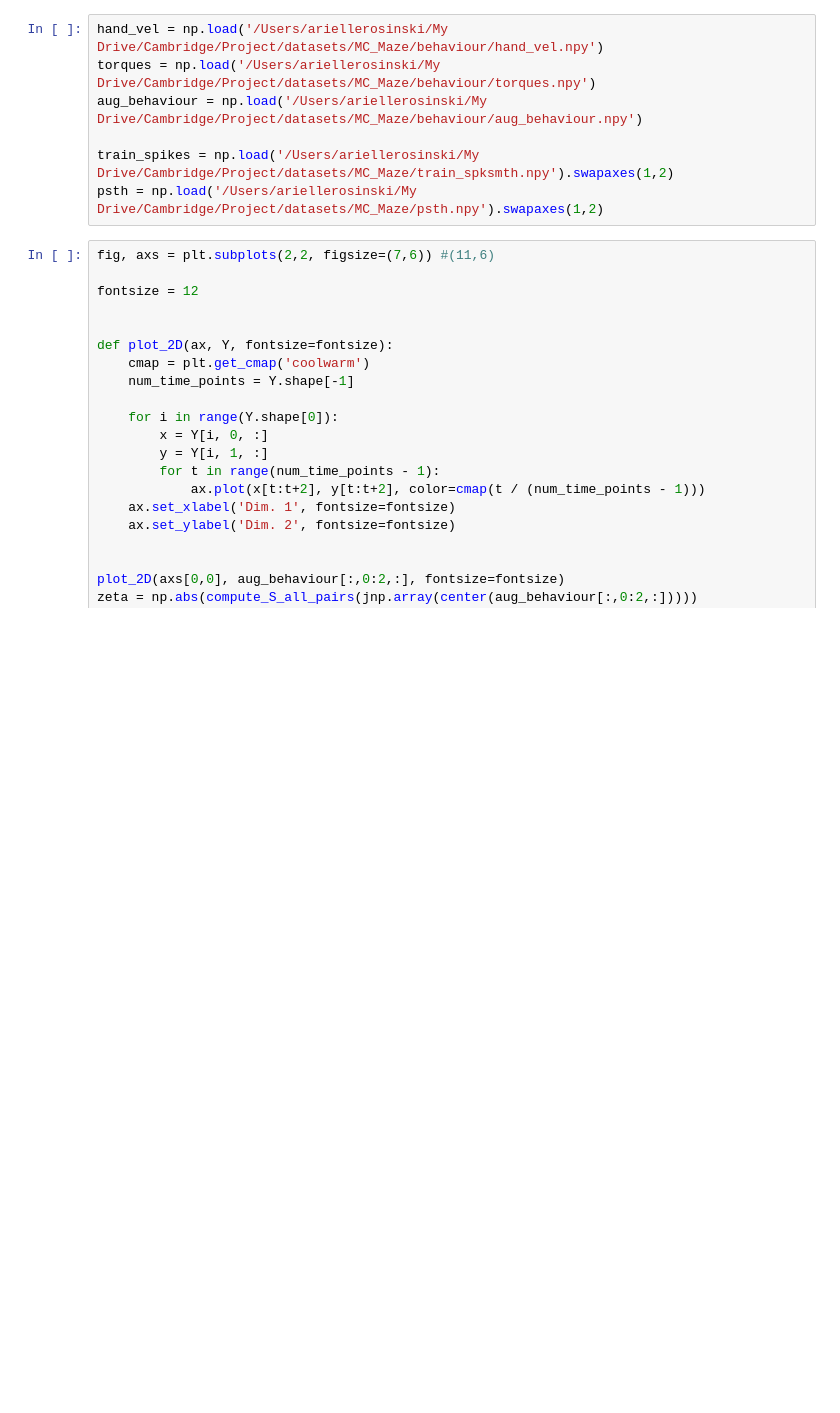
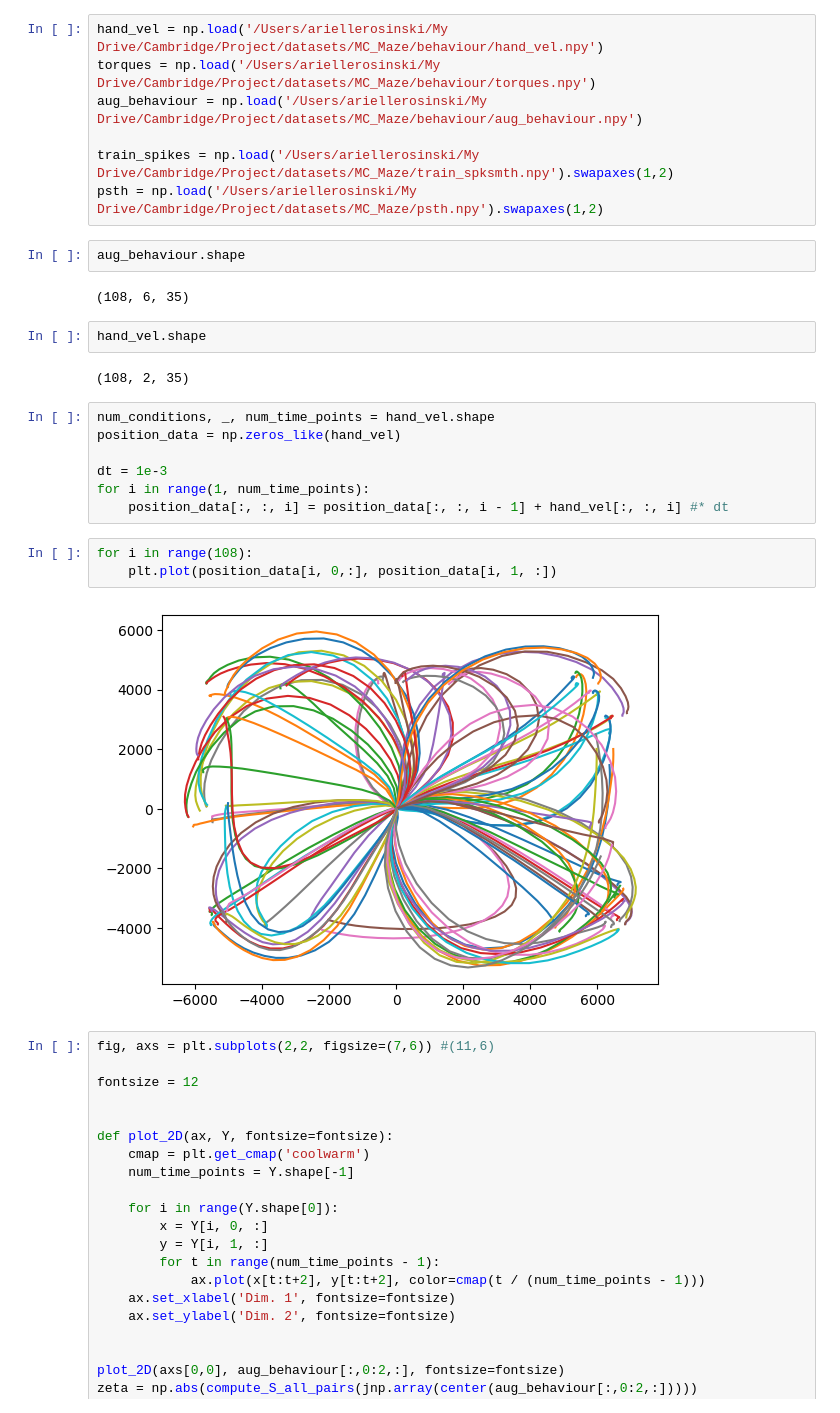
Before and after one commit to ArielleRosinski/SCA_project, a Jupyter notebook: Figures/motor_cortex_data_fig.ipynb, the cells around one changed output. Cells and saved outputs as stored; diff of their text form; blank space fills up the shorter version.

```diff
--- a/Figures/motor_cortex_data_fig.ipynb
+++ b/Figures/motor_cortex_data_fig.ipynb
@@ -33,6 +33,26 @@ aug_behaviour = np.load('/Users/ariellerosinski/My Drive/Cambridge/Project/datas
 
 train_spikes = np.load('/Users/ariellerosinski/My Drive/Cambridge/Project/datasets/MC_Maze/train_spksmth.npy').swapaxes(1,2)
 psth = np.load('/Users/ariellerosinski/My Drive/Cambridge/Project/datasets/MC_Maze/psth.npy').swapaxes(1,2)
+# %%
+aug_behaviour.shape
+# %% [output]
+(108, 6, 35)
+# %%
+hand_vel.shape
+# %% [output]
+(108, 2, 35)
+# %%
+num_conditions, _, num_time_points = hand_vel.shape
+position_data = np.zeros_like(hand_vel)
+
+dt = 1e-3
+for i in range(1, num_time_points):
+    position_data[:, :, i] = position_data[:, :, i - 1] + hand_vel[:, :, i] #* dt
+# %%
+for i in range(108):
+    plt.plot(position_data[i, 0,:], position_data[i, 1, :])
+# %% [output]
+[figure, added]
 # %%
 fig, axs = plt.subplots(2,2, figsize=(7,6)) #(11,6)
 
```
Also changed, not shown: 7 other files.
